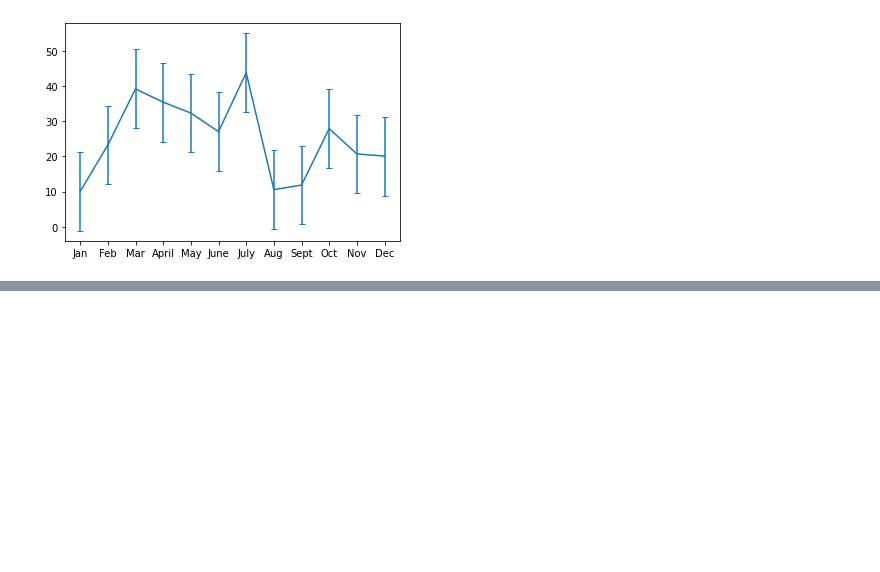
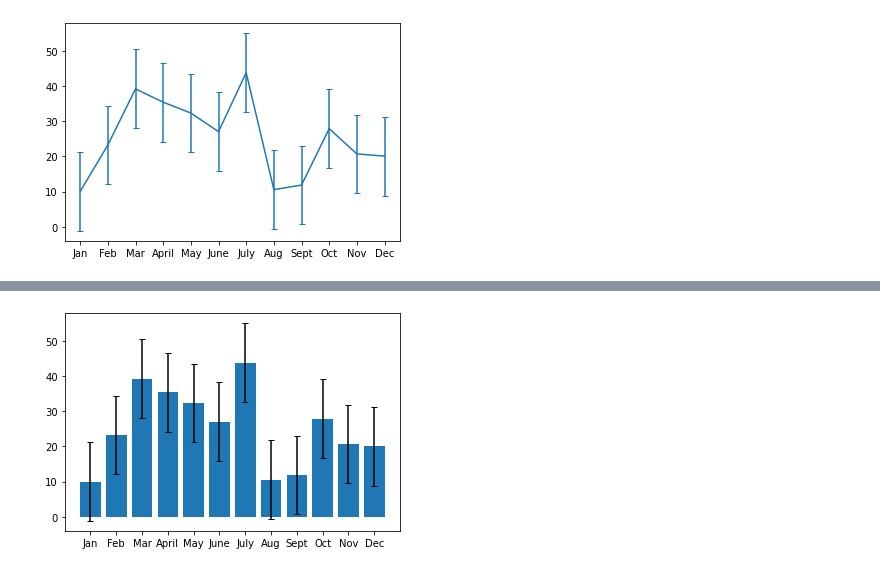
Before and after one commit to Qu3enK/PyBer_Analysis, a Jupyter notebook: matlplotlib_err_practice.ipynb, the cells around one changed output, grey strips where cells are left out. Drawn from its saved outputs; the diff is of its cells as text; code cells hidden in the pictures; blank space fills up the shorter version.

```diff
--- a/matlplotlib_err_practice.ipynb
+++ b/matlplotlib_err_practice.ipynb
@@ -31,0 +37,6 @@ plt.show()
+# %%
+fig, ax = plt.subplots()
+ax.bar(x_axis, y_axis, yerr=stdev, capsize=3)
+plt.show()
+# %% [output]
+[figure, added]
```
Also changed, not shown: parts of 4 cells of this notebook, 4 other files.
